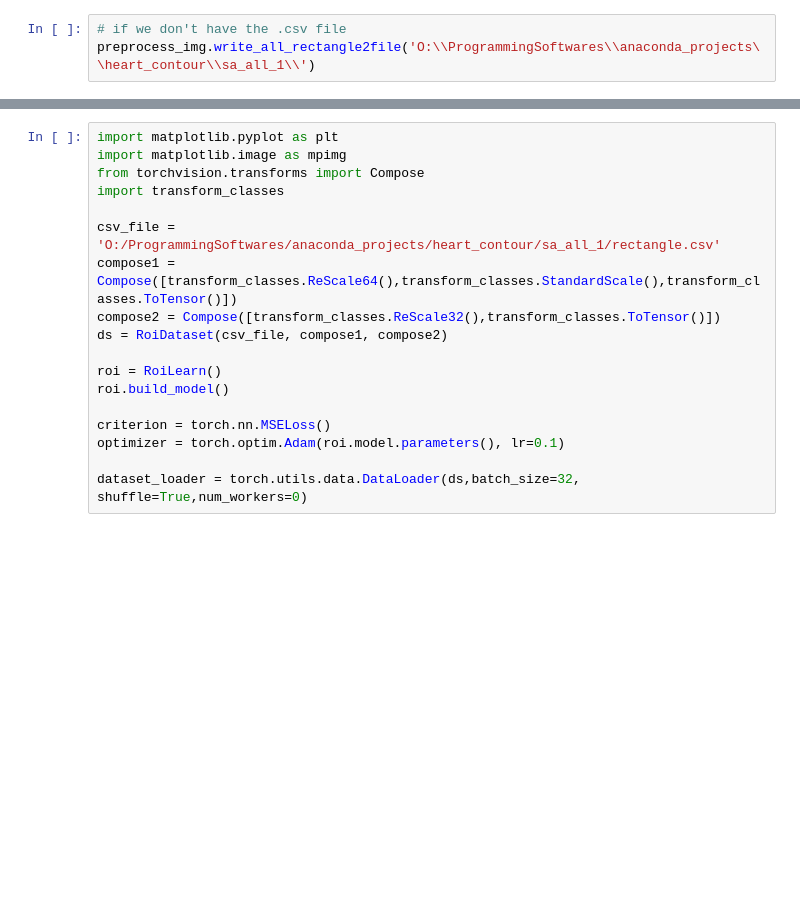
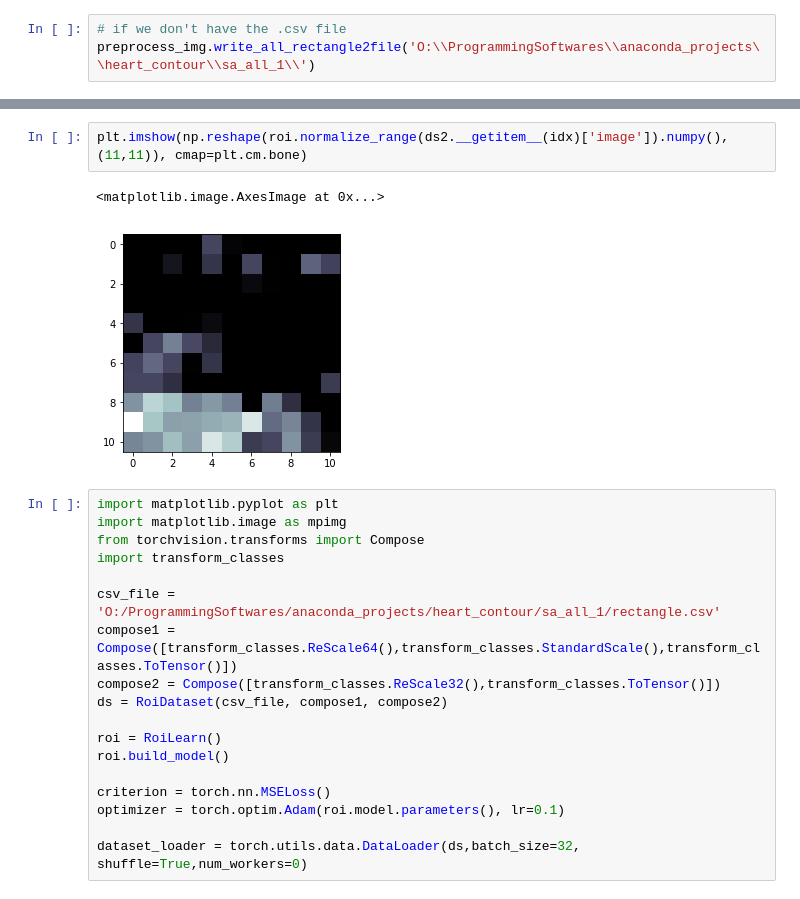
Before and after one commit to caspien6/heart_contour, a Jupyter notebook: roi/Deeplearning Roi.ipynb, the cells around one changed output, grey strips where cells are left out. Saved outputs shown, nothing was run; the diff lists cells and outputs as text; blank space fills up the shorter version.

```diff
--- a/roi/Deeplearning Roi.ipynb
+++ b/roi/Deeplearning Roi.ipynb
@@ -183,3 +82,8 @@ image2.resize((121,121))
+# %%
+plt.imshow(np.reshape(roi.normalize_range(ds2.__getitem__(idx)['image']).numpy(), (11,11)), cmap=plt.cm.bone)
+# %% [output]
+<matplotlib.image.AxesImage at 0x...>
+[figure, added]
 # %%
 import matplotlib.pyplot as plt
 import matplotlib.image as mpimg
```
Also changed, not shown: parts of 6 cells of this notebook, 3 other files.
